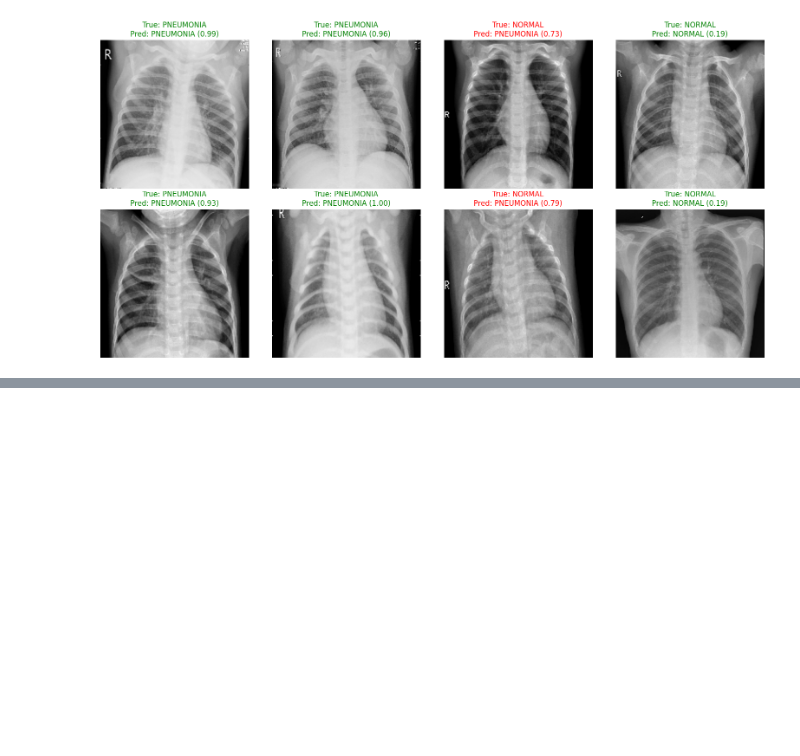
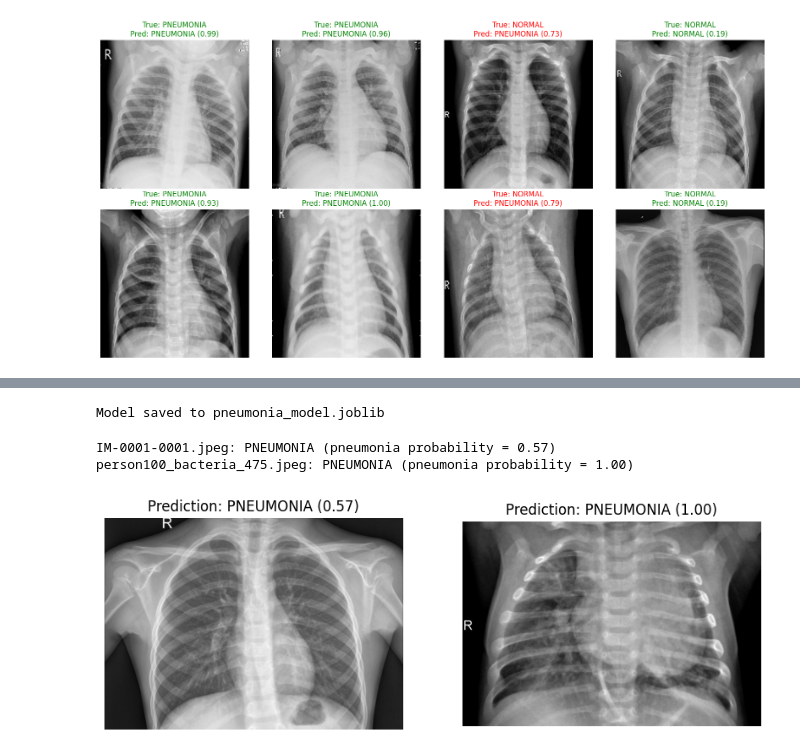
Before and after one commit to Masood1905/deep-learning-midterm, a Jupyter notebook: pneumonia_cnn (2).ipynb, the cells around one changed output, grey strips where cells are left out. Saved outputs shown, nothing was run; the diff lists cells and outputs as text; code cells hidden in the pictures; blank space fills up the shorter version.

```diff
--- a/pneumonia_cnn (2).ipynb
+++ b/pneumonia_cnn (2).ipynb
@@ -365,0 +375,34 @@ which is the safer type of error for a screening tool.
+# %%
+import joblib
+
+joblib.dump(model, 'pneumonia_model.joblib')
+print('Model saved to pneumonia_model.joblib')
+# %% [output]
+Model saved to pneumonia_model.joblib
+# %%
+def predict_xray(image_path, cnn_model):
+    img, _ = load_image(image_path, 0)   # same preprocessing as training (grayscale, 180x180, /255)
+    prob = cnn_model.predict(tf.expand_dims(img, 0), verbose=0)[0][0]
+    label = 'PNEUMONIA' if prob >= 0.5 else 'NORMAL'
+    return label, prob
+
+
+loaded_cnn = joblib.load('pneumonia_model.joblib')
+
+# one normal and one pneumonia image from the test folder
+examples = [test_df[test_df['label'] == 0]['path'].values[0],
+            test_df[test_df['label'] == 1]['path'].values[0]]
+
+plt.figure(figsize=(10, 5))
+for i, path in enumerate(examples):
+    label, prob = predict_xray(path, loaded_cnn)
+    print(f'{os.path.basename(path)}: {label} (pneumonia probability = {prob:.2f})')
+    plt.subplot(1, 2, i + 1)
+    plt.imshow(plt.imread(path), cmap='gray')
+    plt.title(f'Prediction: {label} ({prob:.2f})')
+    plt.axis('off')
+plt.show()
+# %% [output]
+IM-0001-0001.jpeg: PNEUMONIA (pneumonia probability = 0.57)
+person100_bacteria_475.jpeg: PNEUMONIA (pneumonia probability = 1.00)
+[figure, added]
```
Also changed, not shown: parts of 5 cells of this notebook, 3 other files.
